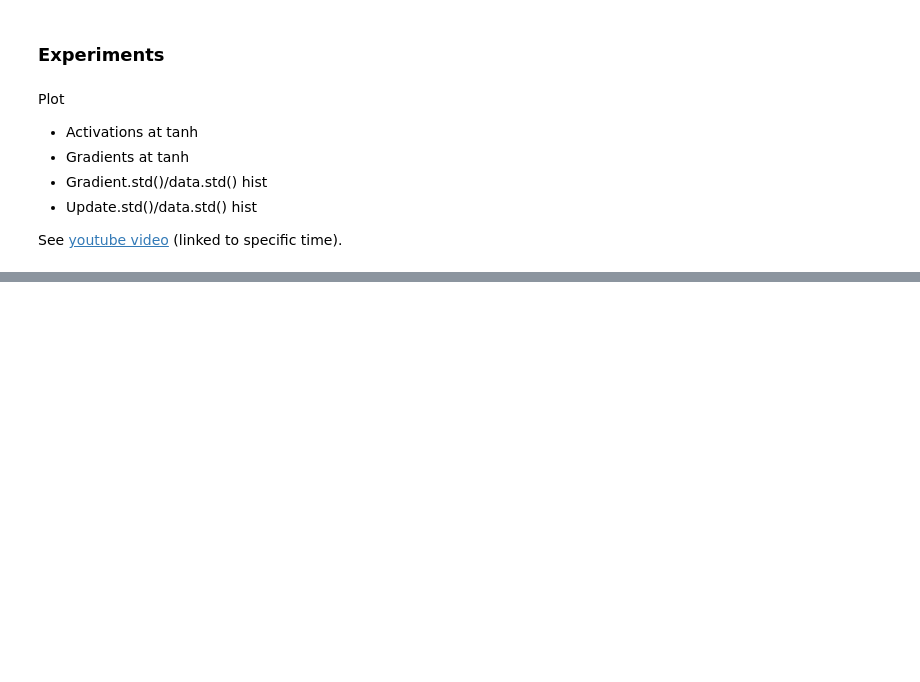
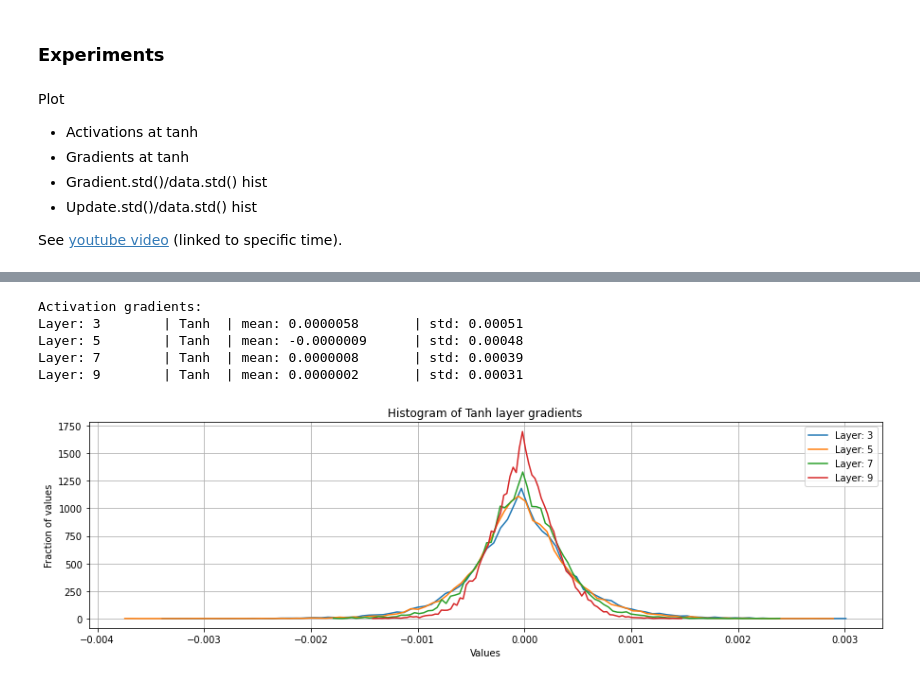
Before and after one commit to vispz/andrej_lectures, a Jupyter notebook: lecture-4-makemore-activation-grads.ipynb, the cells around one changed output, grey strips where cells are left out. Saved outputs shown, nothing was run; the diff lists cells and outputs as text; code cells hidden in the pictures; blank space fills up the shorter version.

```diff
--- a/lecture-4-makemore-activation-grads.ipynb
+++ b/lecture-4-makemore-activation-grads.ipynb
@@ -1130 +1171,13 @@ hist_actvn_grads(mdl);
+# %%
+hist_actvn_grads(mdl)
+plt.savefig(
+    "/Users/vispers/work/github/psvishnu91.github.io/assets/Images/posts/ml_notes/backprop/activation_grad_hist.png"
+)
+# %% [output]
+Activation gradients:
+Layer: 3        | Tanh  | mean: 0.0000058       | std: 0.00051
+Layer: 5        | Tanh  | mean: -0.0000009      | std: 0.00048
+Layer: 7        | Tanh  | mean: 0.0000008       | std: 0.00039
+Layer: 9        | Tanh  | mean: 0.0000002       | std: 0.00031
+[figure, added]
 # %%
```
Also changed, not shown: parts of 32 cells of this notebook, 4 other files.
